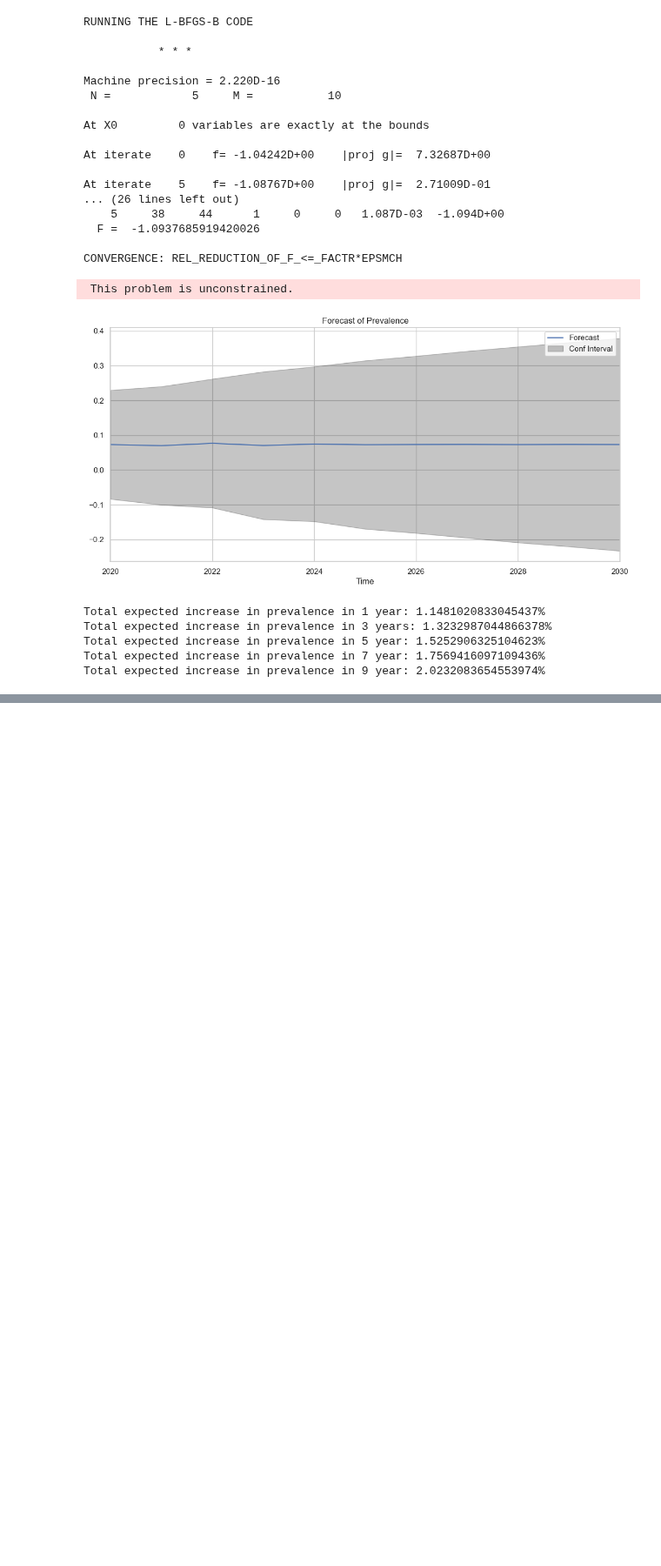
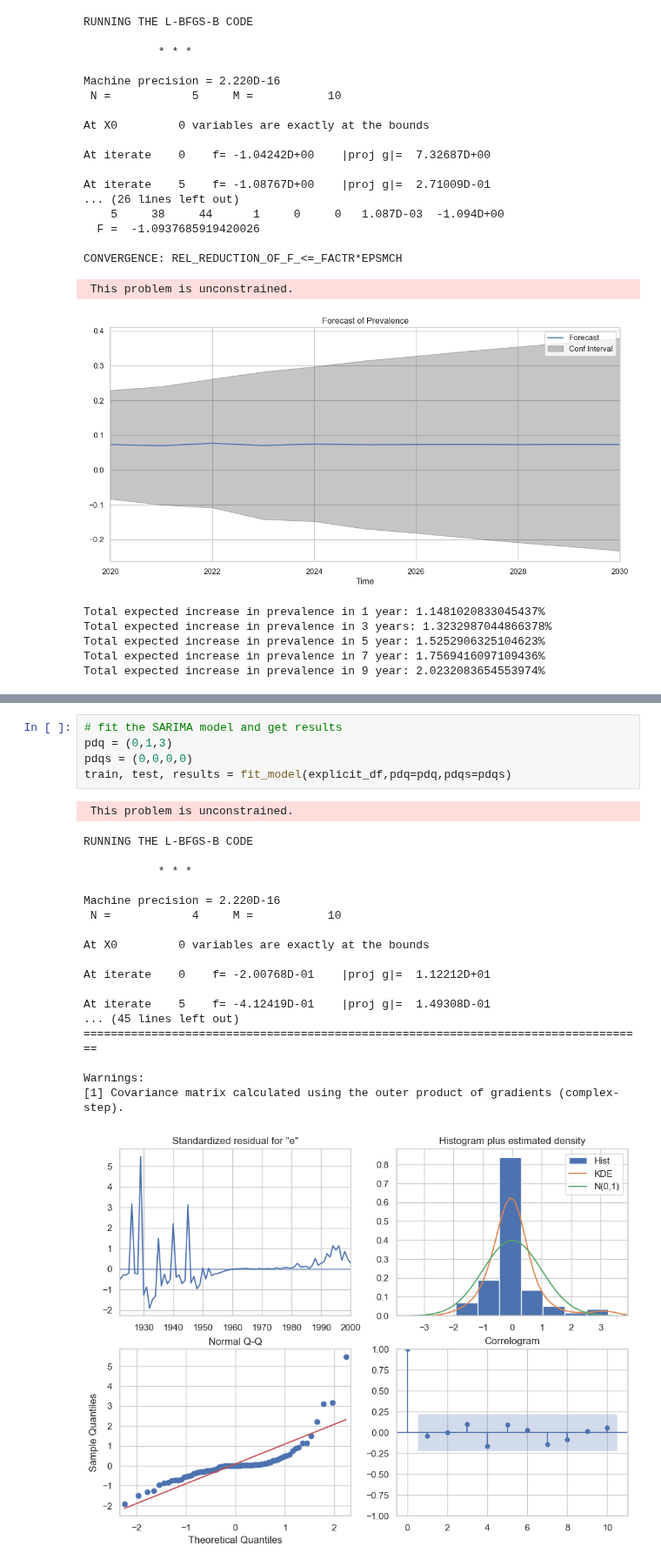
Before and after one commit to moraditya/spotify-time-series, a Jupyter notebook: models/spotify-time-series-ARIMA-LSTM.ipynb, the cells around one changed output, grey strips where cells are left out. Shown at 87% size. Saved outputs shown, nothing was run; the diff lists cells and outputs as text; blank space fills up the shorter version.

```diff
--- a/models/spotify-time-series-ARIMA-LSTM.ipynb
+++ b/models/spotify-time-series-ARIMA-LSTM.ipynb
@@ -621,3 +618,28 @@ Performing stepwise search to minimize aic
 Best model:  ARIMA(0,1,3)(0,0,0)[0] intercept
 Total fit time: 0.408 seconds
 ARIMA(order=(0, 1, 3), scoring_args={}, suppress_warnings=True)
+# %%
+# fit the SARIMA model and get results
+pdq = (0,1,3)
+pdqs = (0,0,0,0)
+train, test, results = fit_model(explicit_df,pdq=pdq,pdqs=pdqs)
+# %% [output]
+ This problem is unconstrained.
+RUNNING THE L-BFGS-B CODE
+
+           * * *
+
+Machine precision = 2.220D-16
+ N =            4     M =           10
+
+At X0         0 variables are exactly at the bounds
+
+At iterate    0    f= -2.00768D-01    |proj g|=  1.12212D+01
+
+At iterate    5    f= -4.12419D-01    |proj g|=  1.49308D-01
+... (45 lines left out)
+===================================================================================
+
+Warnings:
+[1] Covariance matrix calculated using the outer product of gradients (complex-step).
+[figure, added]
```
Also changed, not shown: parts of 10 cells of this notebook.
